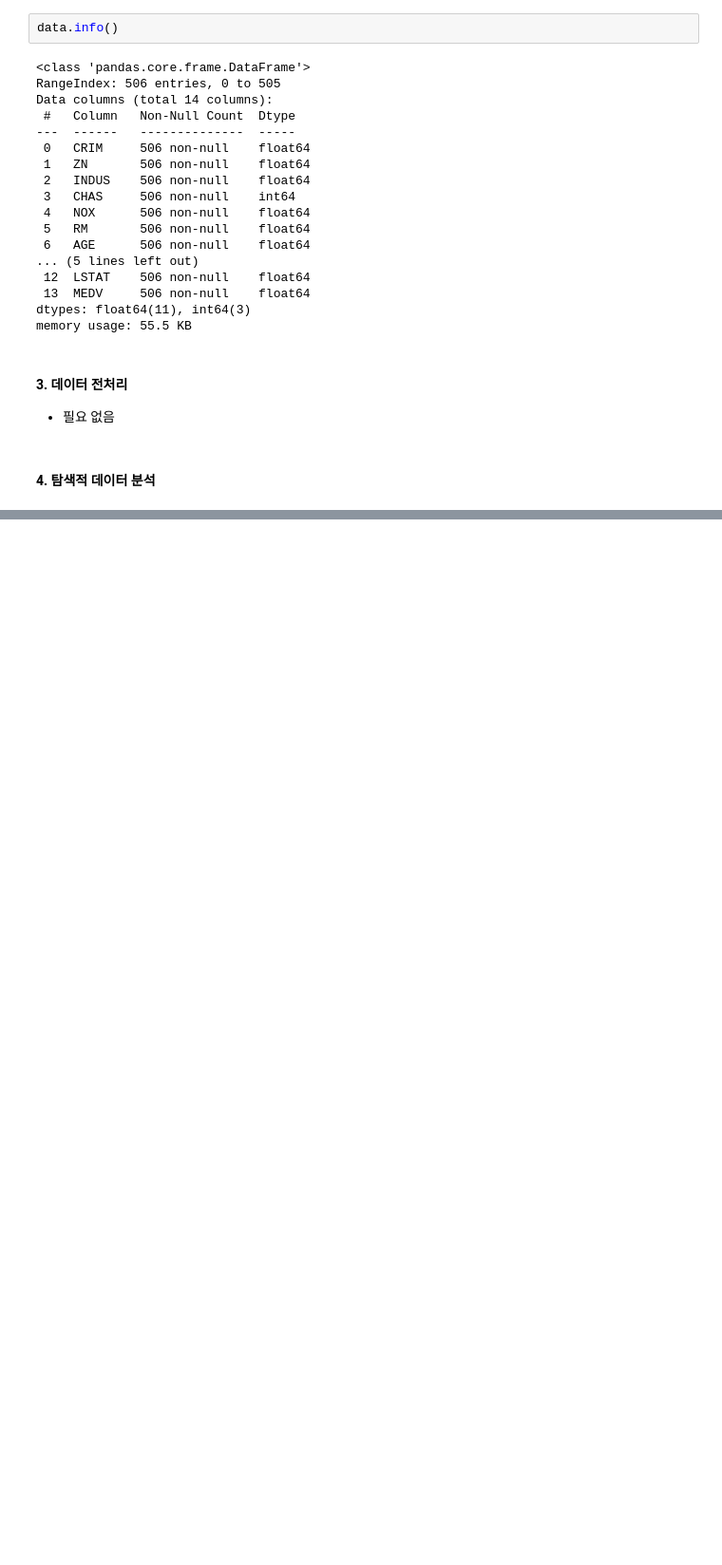
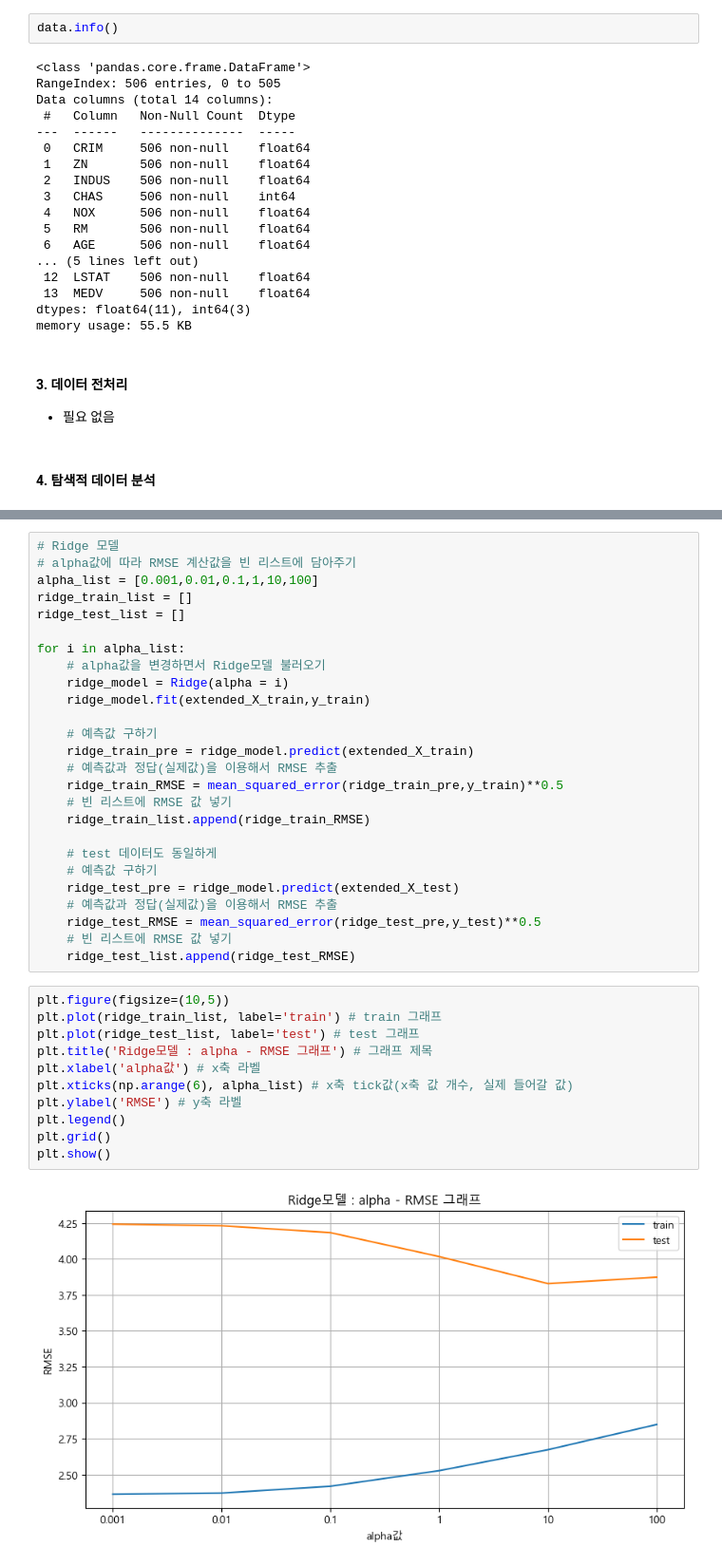
Before and after one commit to copy-del/practice-project-study, a Jupyter notebook: hoseong/machin learning/ex07_보스턴 주택 가격 예측.ipynb, the cells around one changed output, grey strips where cells are left out. Shown: that part at 95% size. Cells and saved outputs as stored; diff of their text form; blank space fills up the shorter version.

```diff
--- a/hoseong/machin learning/ex07_보스턴 주택 가격 예측.ipynb
+++ b/hoseong/machin learning/ex07_보스턴 주택 가격 예측.ipynb
@@ -74,0 +426,39 @@ data.corr()
+# %%
+# Ridge 모델
+# alpha값에 따라 RMSE 계산값을 빈 리스트에 담아주기
+alpha_list = [0.001,0.01,0.1,1,10,100]
+ridge_train_list = []
+ridge_test_list = []
+
+for i in alpha_list:
+    # alpha값을 변경하면서 Ridge모델 불러오기
+    ridge_model = Ridge(alpha = i)
+    ridge_model.fit(extended_X_train,y_train)
+
+    # 예측값 구하기
+    ridge_train_pre = ridge_model.predict(extended_X_train)
+    # 예측값과 정답(실제값)을 이용해서 RMSE 추출
+    ridge_train_RMSE = mean_squared_error(ridge_train_pre,y_train)**0.5
+    # 빈 리스트에 RMSE 값 넣기
+    ridge_train_list.append(ridge_train_RMSE)
+
+    # test 데이터도 동일하게
+    # 예측값 구하기
+    ridge_test_pre = ridge_model.predict(extended_X_test)
+    # 예측값과 정답(실제값)을 이용해서 RMSE 추출
+    ridge_test_RMSE = mean_squared_error(ridge_test_pre,y_test)**0.5
+    # 빈 리스트에 RMSE 값 넣기
+    ridge_test_list.append(ridge_test_RMSE)
+# %%
+plt.figure(figsize=(10,5))
+plt.plot(ridge_train_list, label='train') # train 그래프
+plt.plot(ridge_test_list, label='test') # test 그래프
+plt.title('Ridge모델 : alpha - RMSE 그래프') # 그래프 제목
+plt.xlabel('alpha값') # x축 라벨
+plt.xticks(np.arange(6), alpha_list) # x축 tick값(x축 값 개수, 실제 들어갈 값)
+plt.ylabel('RMSE') # y축 라벨
+plt.legend()
+plt.grid()
+plt.show()
+# %% [output]
+[figure, added]
```
Also changed, not shown: parts of 54 cells of this notebook, 1 other file.
